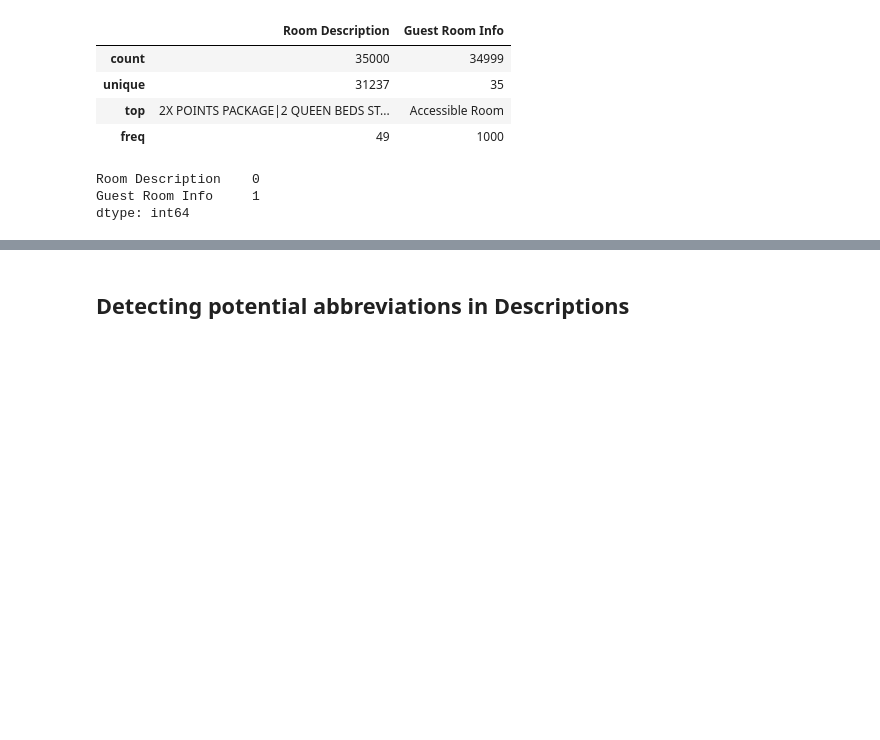
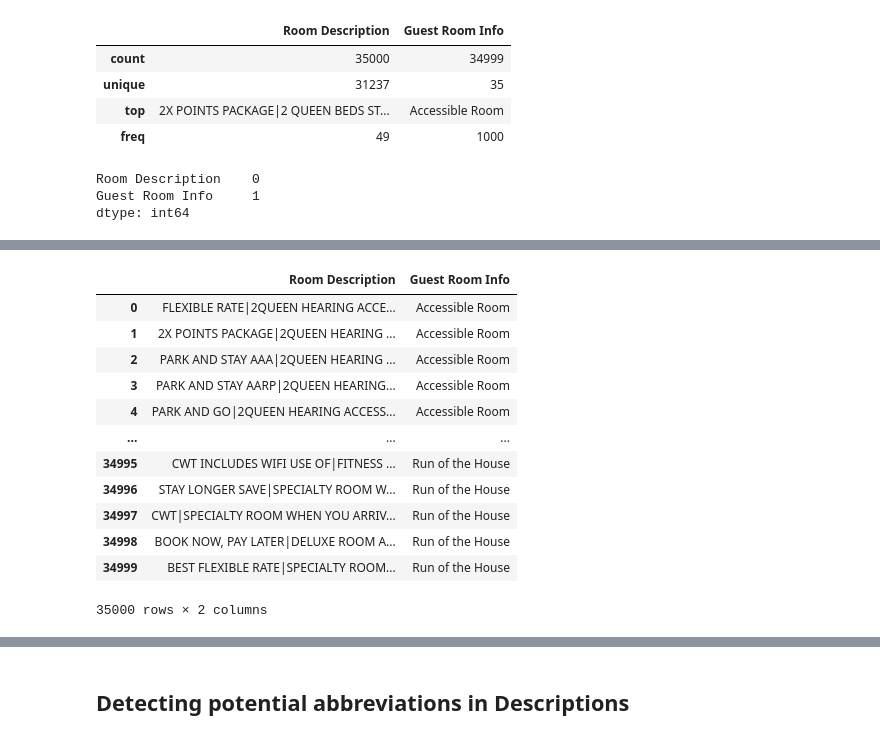
Before and after one commit to karthik1705/sabre_distiLLM_2025, a Jupyter notebook: final_codes/dataset_preprocess.ipynb, the cells around one changed output, grey strips where cells are left out. Cells and saved outputs as stored; diff of their text form; code cells hidden in the pictures; blank space fills up the shorter version.

```diff
--- a/final_codes/dataset_preprocess.ipynb
+++ b/final_codes/dataset_preprocess.ipynb
@@ -33 +35,17 @@ len(dataset_raw)
+# %%
+dataset_raw
+# %% [output]
+|  | Room Description | Guest Room Info |
+| 0 | FLEXIBLE RATE|2QUEEN HEARING ACCE... | Accessible Room |
+| 1 | 2X POINTS PACKAGE|2QUEEN HEARING ... | Accessible Room |
+| 2 | PARK AND STAY AAA|2QUEEN HEARING ... | Accessible Room |
+| 3 | PARK AND STAY AARP|2QUEEN HEARING... | Accessible Room |
+| 4 | PARK AND GO|2QUEEN HEARING ACCESS... | Accessible Room |
+| ... | ... | ... |
+| 34995 | CWT INCLUDES WIFI USE OF|FITNESS ... | Run of the House |
+| 34996 | STAY LONGER SAVE|SPECIALTY ROOM W... | Run of the House |
+| 34997 | CWT|SPECIALTY ROOM WHEN YOU ARRIV... | Run of the House |
+| 34998 | BOOK NOW, PAY LATER|DELUXE ROOM A... | Run of the House |
+| 34999 | BEST FLEXIBLE RATE|SPECIALTY ROOM... | Run of the House |
+35000 rows × 2 columns
 # %%
```
Also changed, not shown: parts of 10 cells of this notebook, 10 other files.
